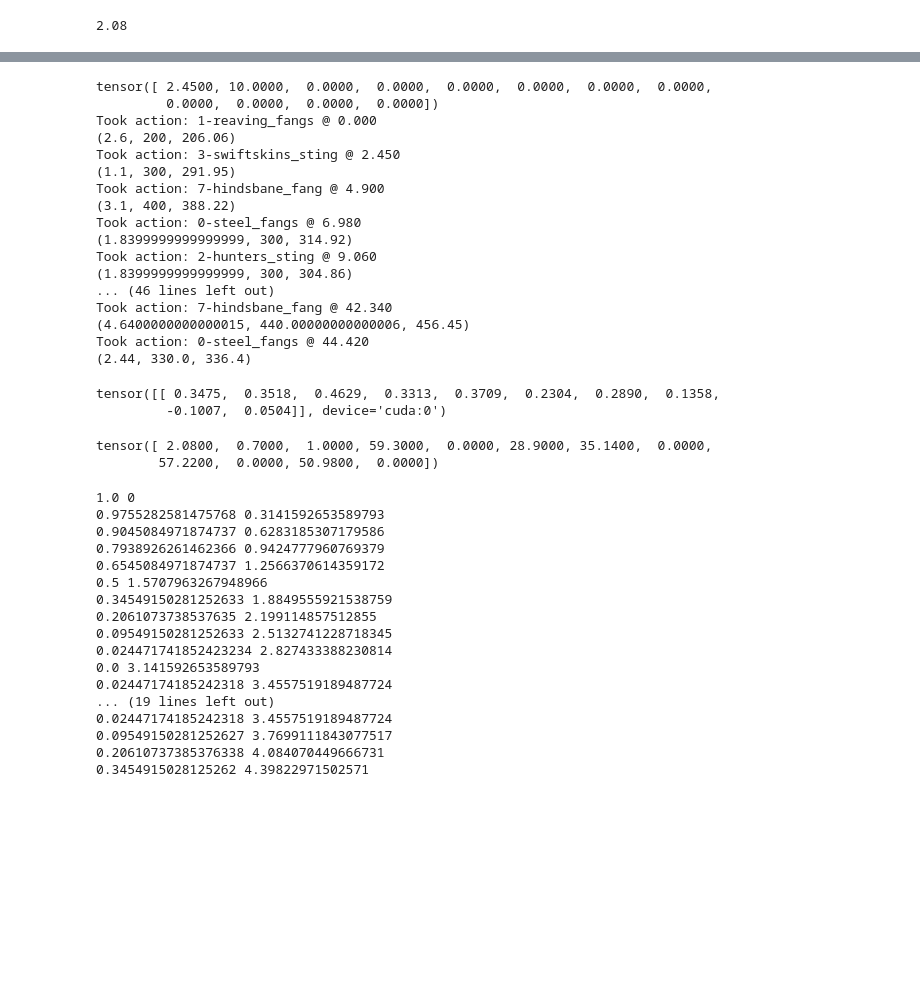
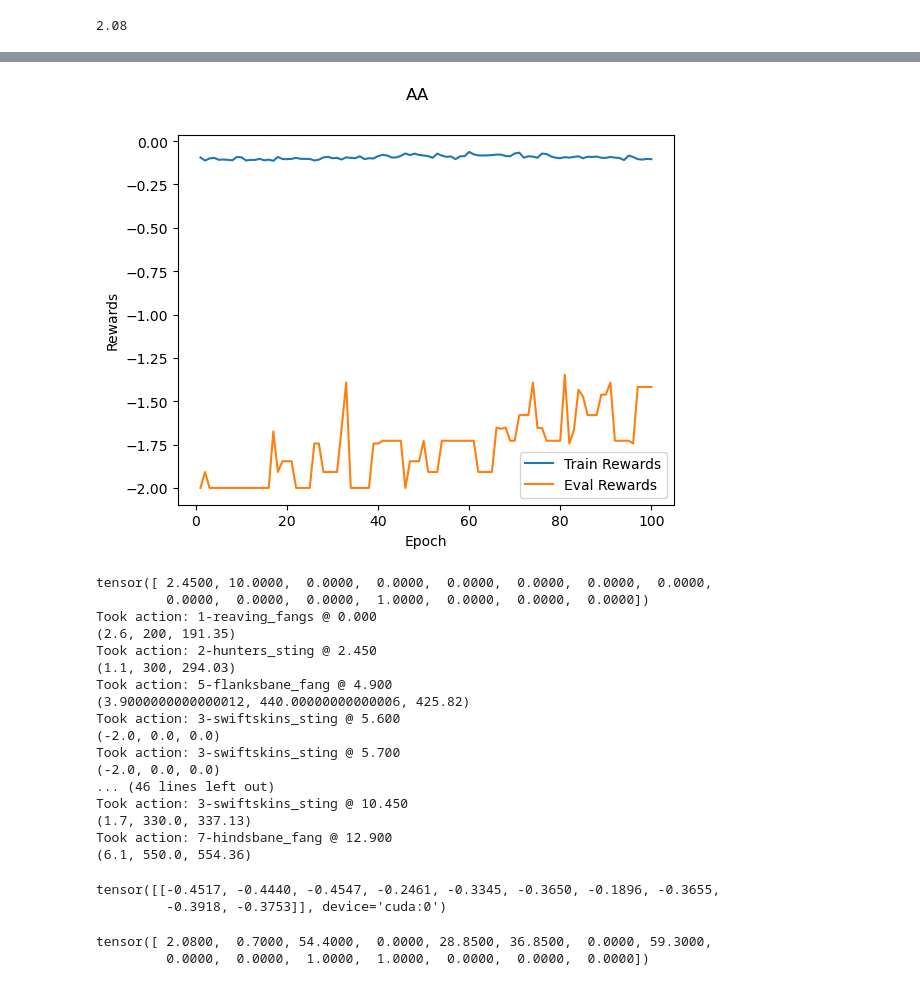
Before and after one commit to nbayt/Deep-XIV-Rotation, a Jupyter notebook: simulation.ipynb, the cells around one changed output, grey strips where cells are left out. Saved outputs shown, nothing was run; the diff lists cells and outputs as text; code cells hidden in the pictures; blank space fills up the shorter version.

```diff
--- a/simulation.ipynb
+++ b/simulation.ipynb
@@ -25,5 +26,5 @@ torch.cuda.empty_cache()
 # %%
 #state.unsqueeze(0)
 # %%
-agent = dqn.DQN(viper_env, max_history=512)
+agent = dqn.DQN(viper_env, max_history=2048)
 # %% [output]
@@ -89,4 +91,4 @@ tensor(7, dtype=torch.int32)
 # %%
-agent.train(gamma=0.65, num_epochs=200, session_limit=400,
-            starting_e=0.8, min_e=0.45, e_decay_factor=0.98)
+history_x, history_y = agent.train(gamma=0.75, num_epochs=50, session_limit=400,
+            starting_e=0.95, min_e=0.15, e_decay_factor=0.98)
 # %% [output]
@@ -94,57 +112,42 @@ TypeError: DQN.train() got an unexpected keyword argument 'starting_e'
+# %%
+fig, ax = plt.subplots()
+fig.suptitle('AA')
+ax.plot(history_x, history_y)
+ax.legend(['Train Rewards', 'Eval Rewards'])
+ax.set_xlabel('Epoch')
+ax.set_ylabel('Rewards')
+plt.show()
+# %% [output]
+[figure, added]
 # %%
 agent.load_checkpoint('./checkpoints/_dense_best.pth')
 # %%
 agent.test(num_steps=30)
 # %% [output]
 tensor([ 2.4500, 10.0000,  0.0000,  0.0000,  0.0000,  0.0000,  0.0000,  0.0000,
-         0.0000,  0.0000,  0.0000,  0.0000])
+         0.0000,  0.0000,  0.0000,  1.0000,  0.0000,  0.0000,  0.0000])
 Took action: 1-reaving_fangs @ 0.000
-(2.6, 200, 206.06)
-Took action: 3-swiftskins_sting @ 2.450
-(1.1, 300, 291.95)
-Took action: 7-hindsbane_fang @ 4.900
-(3.1, 400, 388.22)
-Took action: 0-steel_fangs @ 6.980
-(1.8399999999999999, 300, 314.92)
-Took action: 2-hunters_sting @ 9.060
-(1.8399999999999999, 300, 304.86)
+(2.6, 200, 191.35)
+Took action: 2-hunters_sting @ 2.450
+(1.1, 300, 294.03)
+Took action: 5-flanksbane_fang @ 4.900
+(3.9000000000000012, 440.00000000000006, 425.82)
+Took action: 3-swiftskins_sting @ 5.600
+(-2.0, 0.0, 0.0)
+Took action: 3-swiftskins_sting @ 5.700
+(-2.0, 0.0, 0.0)
 ... (46 lines left out)
-Took action: 7-hindsbane_fang @ 42.340
-(4.6400000000000015, 440.00000000000006, 456.45)
-Took action: 0-steel_fangs @ 44.420
-(2.44, 330.0, 336.4)
+Took action: 3-swiftskins_sting @ 10.450
+(1.7, 330.0, 337.13)
+Took action: 7-hindsbane_fang @ 12.900
+(6.1, 550.0, 554.36)
 # %%
 agent.predict(agent.env.state())
 # %% [output]
-tensor([[ 0.3475,  0.3518,  0.4629,  0.3313,  0.3709,  0.2304,  0.2890,  0.1358,
-         -0.1007,  0.0504]], device='cuda:0')
+tensor([[-0.4517, -0.4440, -0.4547, -0.2461, -0.3345, -0.3650, -0.1896, -0.3655,
+         -0.3918, -0.3753]], device='cuda:0')
 # %%
 agent.env.state()
 # %% [output]
-tensor([ 2.0800,  0.7000,  1.0000, 59.3000,  0.0000, 28.9000, 35.1400,  0.0000,
-        57.2200,  0.0000, 50.9800,  0.0000])
+tensor([ 2.0800,  0.7000, 54.4000,  0.0000, 28.8500, 36.8500,  0.0000, 59.3000,
+         0.0000,  0.0000,  1.0000,  1.0000,  0.0000,  0.0000,  0.0000])
-# %%
-itr = 0
-for _ in range(35):
-    print((np.cos(itr)+1)/2, itr)
-    itr+=np.pi/10
-    if itr > np.pi * 2:
-        itr -= np.pi * 2
-# %% [output]
-1.0 0
-0.9755282581475768 0.3141592653589793
-0.9045084971874737 0.6283185307179586
-0.7938926261462366 0.9424777960769379
-0.6545084971874737 1.2566370614359172
-0.5 1.5707963267948966
-0.34549150281252633 1.8849555921538759
-0.2061073738537635 2.199114857512855
-0.09549150281252633 2.5132741228718345
-0.024471741852423234 2.827433388230814
-0.0 3.141592653589793
-0.02447174185242318 3.4557519189487724
-... (19 lines left out)
-0.02447174185242318 3.4557519189487724
-0.09549150281252627 3.7699111843077517
-0.20610737385376338 4.084070449666731
-0.3454915028125262 4.39822971502571
```
Also changed, not shown: parts of 6 cells of this notebook, 4 other files.
